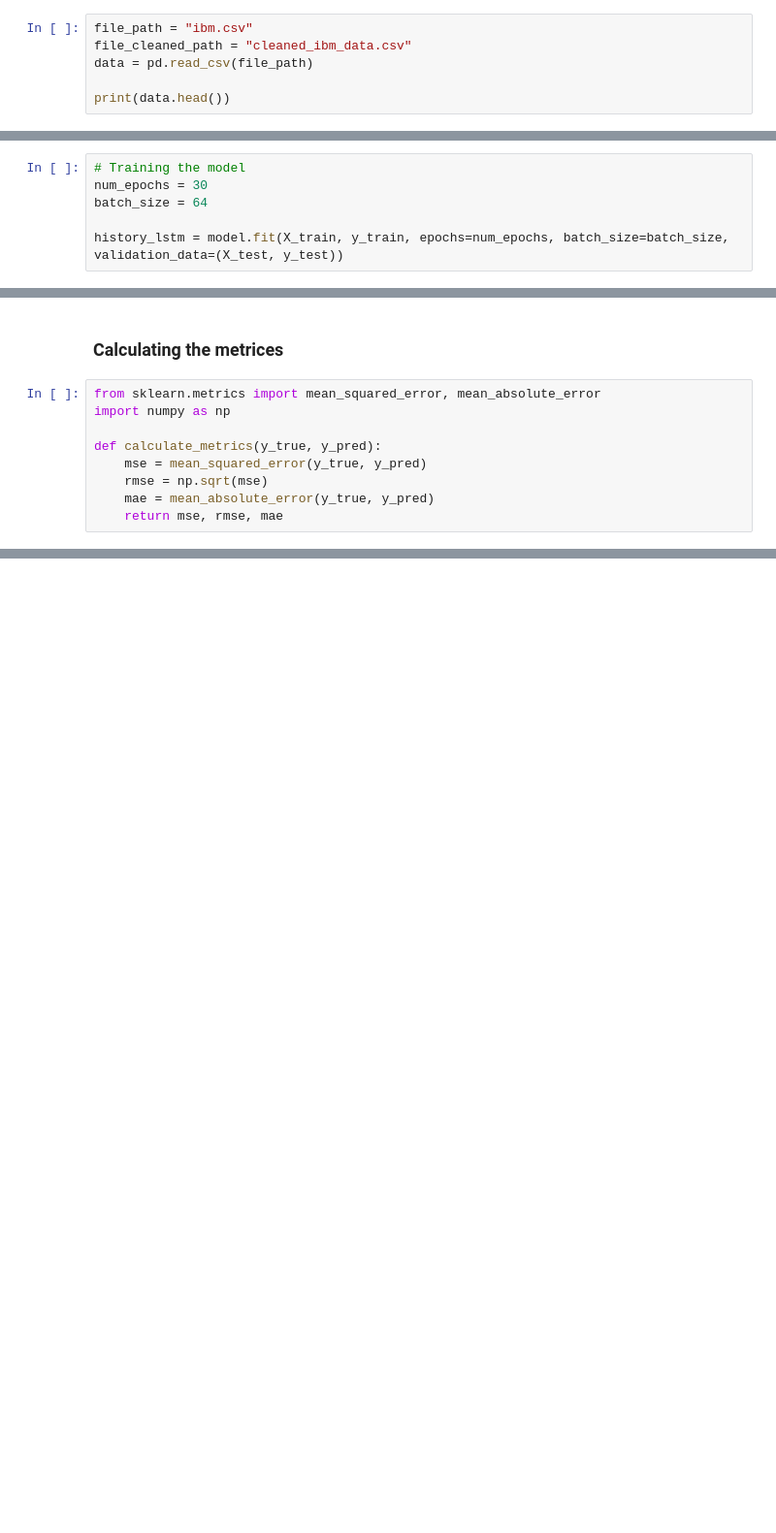
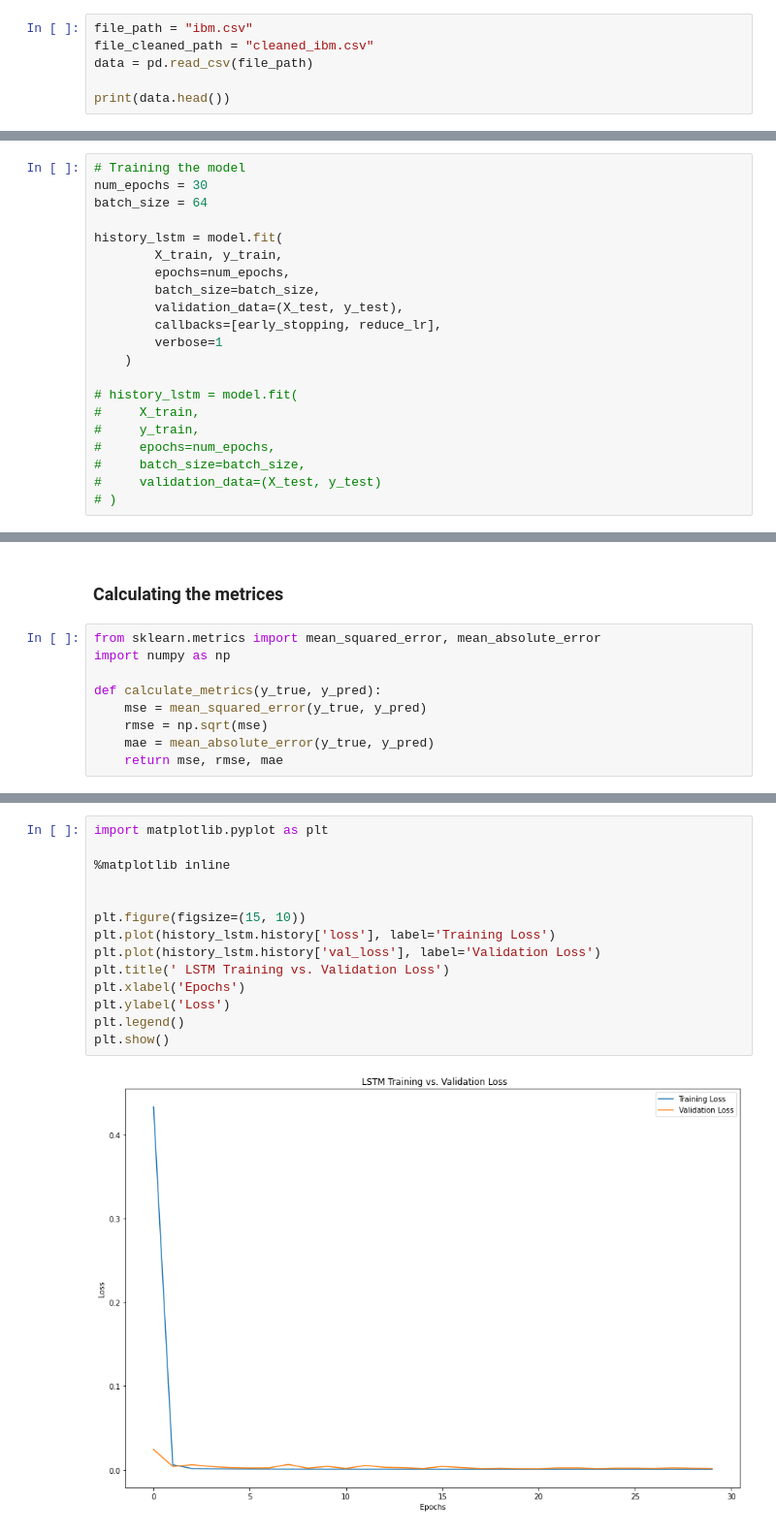
Before and after one commit to asimMahat/Stock-Market-Prediction, a Jupyter notebook: LSTM.ipynb, the cells around one changed output, grey strips where cells are left out. Shown at 97% size. Cells and saved outputs as stored; diff of their text form; blank space fills up the shorter version.

Commit message:
Optimization LSTM and RNN

```diff
--- a/LSTM.ipynb
+++ b/LSTM.ipynb
@@ -11,6 +13,6 @@ from tensorflow.keras.callbacks import EarlyStopping, ModelCheckpoint, ReduceLRO
 # %%
 file_path = "ibm.csv"
-file_cleaned_path = "cleaned_ibm_data.csv"
+file_cleaned_path = "cleaned_ibm.csv"
 data = pd.read_csv(file_path)
 
 print(data.head())
@@ -156,0 +204,21 @@ model.compile(optimizer='adam', loss='mean_squared_error')
+# %%
+# Training the model
+num_epochs = 30
+batch_size = 64
+
+history_lstm = model.fit(
+        X_train, y_train,
+        epochs=num_epochs,
+        batch_size=batch_size,
+        validation_data=(X_test, y_test),
+        callbacks=[early_stopping, reduce_lr],
+        verbose=1
+    )
+
+# history_lstm = model.fit(
+#     X_train,
+#     y_train,
+#     epochs=num_epochs,
+#     batch_size=batch_size,
+#     validation_data=(X_test, y_test)
+# )
@@ -173,6 +270,0 @@ Model: "sequential"
-# %%
-# Training the model
-num_epochs = 30
-batch_size = 64
-
-history_lstm = model.fit(X_train, y_train, epochs=num_epochs, batch_size=batch_size, validation_data=(X_test, y_test))
@@ -464,0 +317,16 @@ New LSTM Model - MSE: 280922.7482, RMSE: 530.0215, MAE: 234.7550
+# %%
+import matplotlib.pyplot as plt
+
+%matplotlib inline
+
+
+plt.figure(figsize=(15, 10))
+plt.plot(history_lstm.history['loss'], label='Training Loss')
+plt.plot(history_lstm.history['val_loss'], label='Validation Loss')
+plt.title(' LSTM Training vs. Validation Loss')
+plt.xlabel('Epochs')
+plt.ylabel('Loss')
+plt.legend()
+plt.show()
+# %% [output]
+[figure, added]
```
Also changed, not shown: parts of 71 cells of this notebook, 1 other file.
